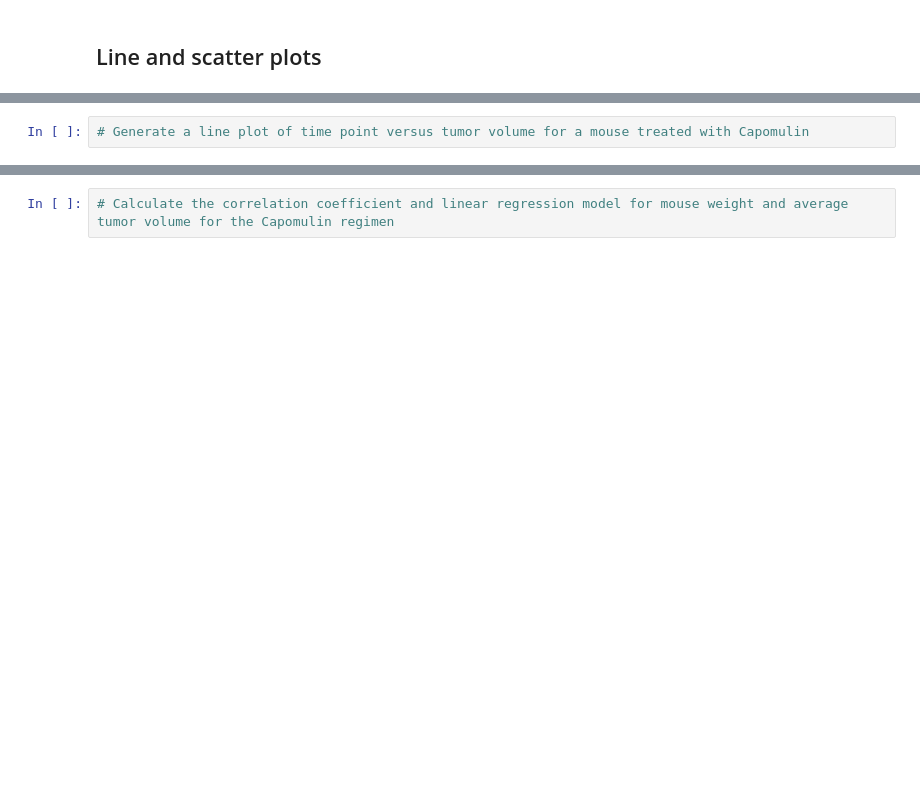
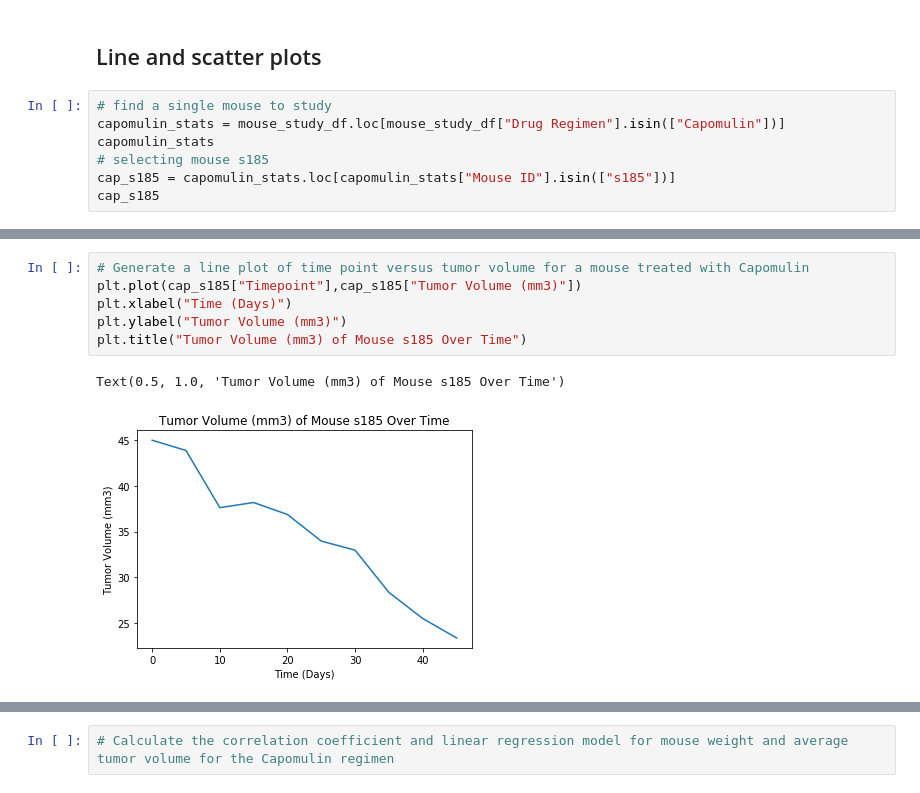
Before and after one commit to elisabethvirak/Pymaceuticals, a Jupyter notebook: pymaceuticals_EAV.ipynb, the cells around one changed output, grey strips where cells are left out. Saved outputs shown, nothing was run; the diff lists cells and outputs as text; blank space fills up the shorter version.

```diff
--- a/pymaceuticals_EAV.ipynb
+++ b/pymaceuticals_EAV.ipynb
@@ -278,2 +289,9 @@ TypeError: 'DataFrame' object cannot be interpreted as an integer
 # %% [markdown]
 ## Line and scatter plots
+# %%
+# find a single mouse to study
+capomulin_stats = mouse_study_df.loc[mouse_study_df["Drug Regimen"].isin(["Capomulin"])]
+capomulin_stats
+# selecting mouse s185
+cap_s185 = capomulin_stats.loc[capomulin_stats["Mouse ID"].isin(["s185"])]
+cap_s185
@@ -280,2 +310,9 @@ TypeError: 'DataFrame' object cannot be interpreted as an integer
 # %%
 # Generate a line plot of time point versus tumor volume for a mouse treated with Capomulin
+plt.plot(cap_s185["Timepoint"],cap_s185["Tumor Volume (mm3)"])
+plt.xlabel("Time (Days)")
+plt.ylabel("Tumor Volume (mm3)")
+plt.title("Tumor Volume (mm3) of Mouse s185 Over Time")
+# %% [output]
+Text(0.5, 1.0, 'Tumor Volume (mm3) of Mouse s185 Over Time')
+[figure, added]
```
Also changed, not shown: parts of 5 cells of this notebook.
